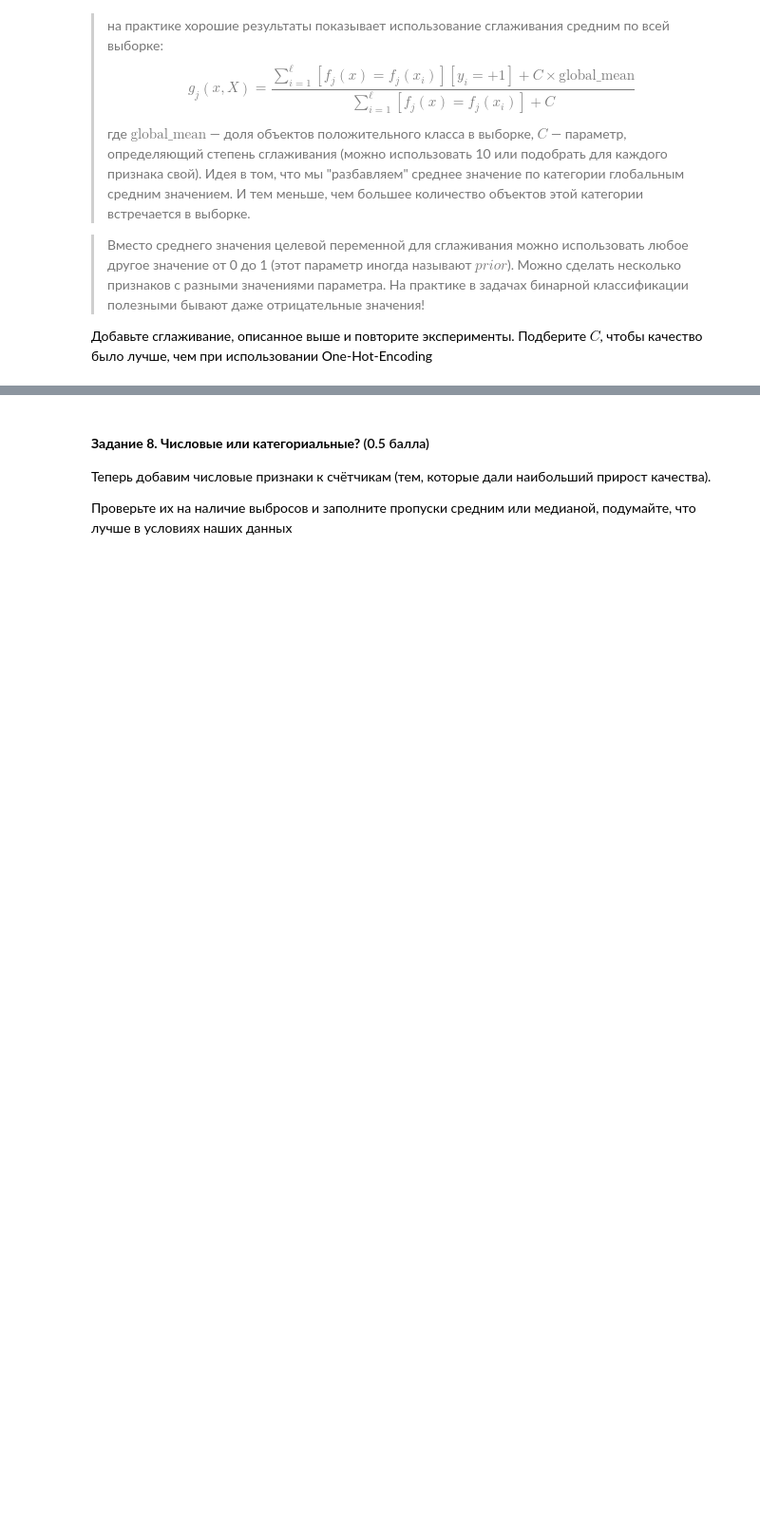
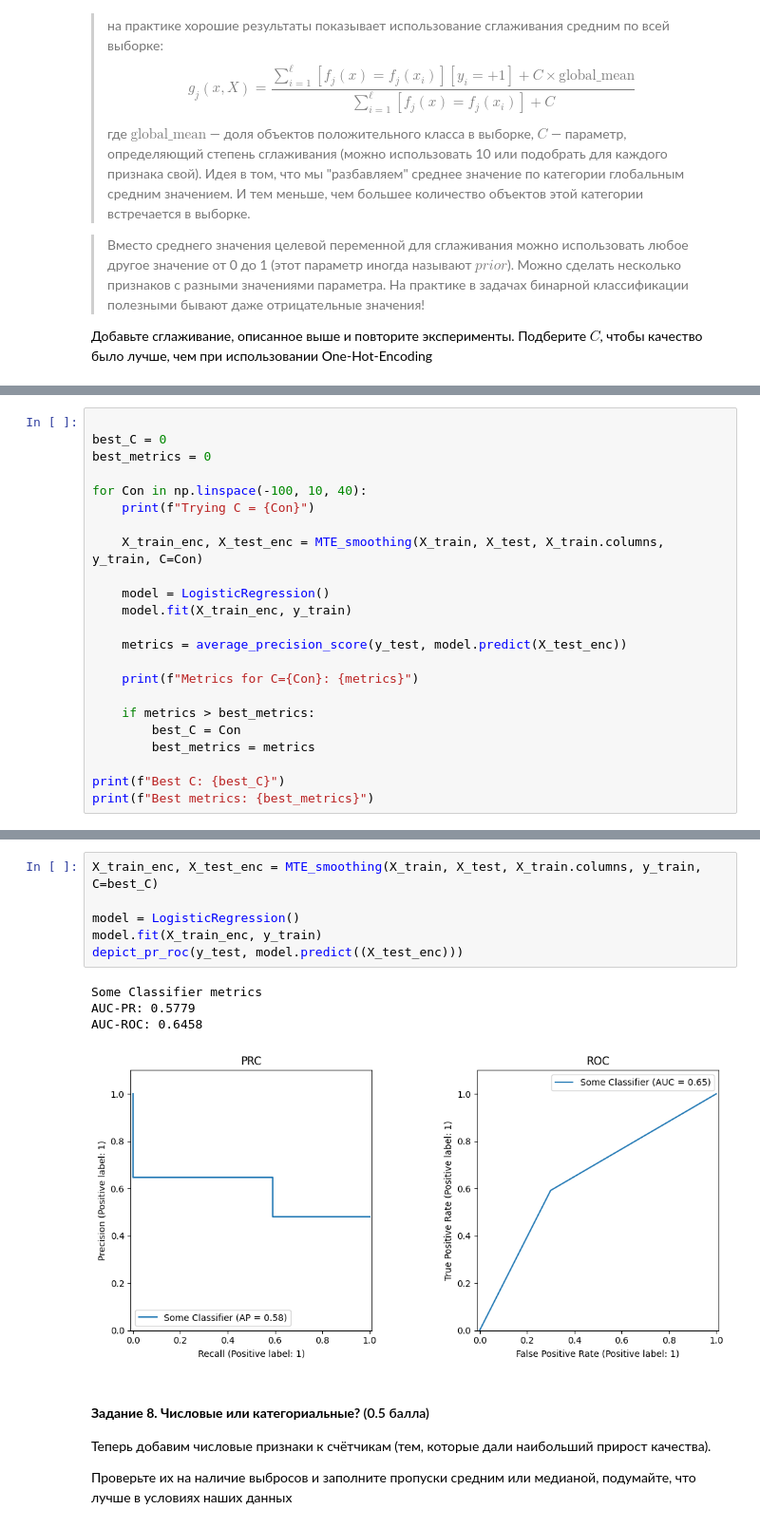
Before and after one commit to AndreiPolischuk/ML_HOMEWORKS, a Jupyter notebook: HW4/homework_practice_04_linclass-PolischukAndrei.ipynb, the cells around one changed output, grey strips where cells are left out. Shown at 95% size. Drawn from its saved outputs; the diff is of its cells as text; blank space fills up the shorter version.

```diff
--- a/HW4/homework_practice_04_linclass-PolischukAndrei.ipynb
+++ b/HW4/homework_practice_04_linclass-PolischukAndrei.ipynb
@@ -818,0 +889,23 @@ $$
+# %%
+
+best_C = 0
+best_metrics = 0
+
+for Con in np.linspace(-100, 10, 40):
+    print(f"Trying C = {Con}")
+
+    X_train_enc, X_test_enc = MTE_smoothing(X_train, X_test, X_train.columns, y_train, C=Con)
+
+    model = LogisticRegression()
+    model.fit(X_train_enc, y_train)
+
+    metrics = average_precision_score(y_test, model.predict(X_test_enc))
+
+    print(f"Metrics for C={Con}: {metrics}")
+
+    if metrics > best_metrics:
+        best_C = Con
+        best_metrics = metrics
+
+print(f"Best C: {best_C}")
+print(f"Best metrics: {best_metrics}")
@@ -819,3 +930,14 @@ $$
+# %%
+X_train_enc, X_test_enc = MTE_smoothing(X_train, X_test, X_train.columns, y_train, C=best_C)
+
+model = LogisticRegression()
+model.fit(X_train_enc, y_train)
+depict_pr_roc(y_test, model.predict((X_test_enc)))
+# %% [output]
+Some Classifier metrics
+AUC-PR: 0.5779
+AUC-ROC: 0.6458
+[figure, added]
 # %% [markdown]
 #### **Задание 8. Числовые или категориальные?**  (0.5 балла)
 
```
Also changed, not shown: parts of 10 cells of this notebook.
